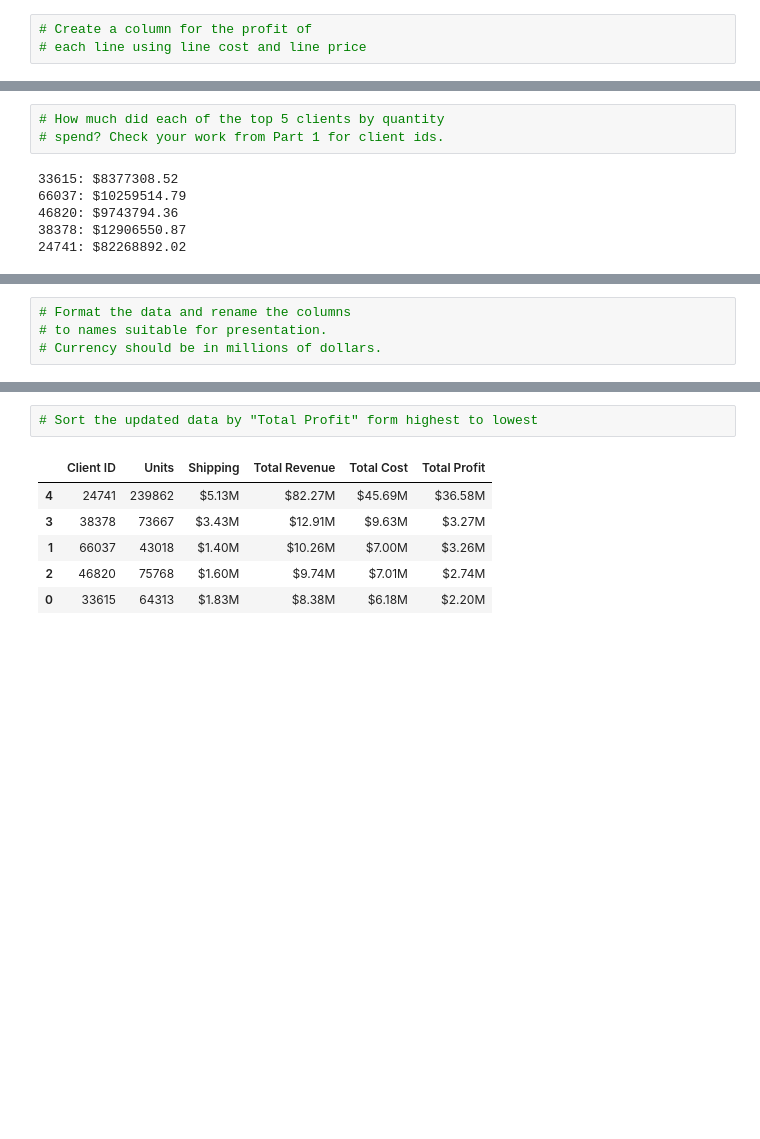
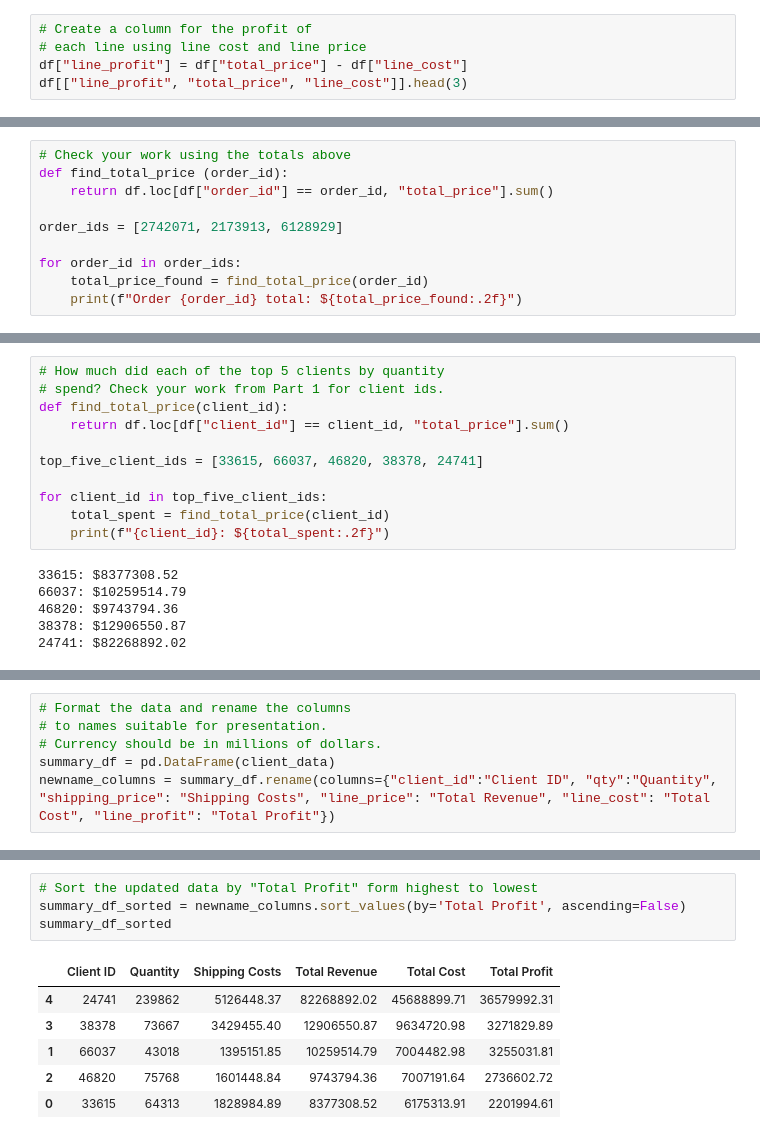
Before and after one commit to Crkanouff/pandas-challenge-1, a Jupyter notebook: module_4_challenge.ipynb, the cells around one changed output, grey strips where cells are left out. Drawn from its saved outputs; the diff is of its cells as text; blank space fills up the shorter version.

```diff
--- a/module_4_challenge.ipynb
+++ b/module_4_challenge.ipynb
@@ -133,4 +184,6 @@ Do we know that this client spent the more money than client 66037? If not, how
 # %%
 # Create a column for the profit of
 # each line using line cost and line price
+df["line_profit"] = df["total_price"] - df["line_cost"]
+df[["line_profit", "total_price", "line_cost"]].head(3)
 # %% [output]
@@ -156,0 +203,10 @@ Order 6128929 total: $923441.25
+# %%
+# Check your work using the totals above
+def find_total_price (order_id):
+    return df.loc[df["order_id"] == order_id, "total_price"].sum()
+
+order_ids = [2742071, 2173913, 6128929]
+
+for order_id in order_ids:
+    total_price_found = find_total_price(order_id)
+    print(f"Order {order_id} total: ${total_price_found:.2f}")
@@ -160,6 +220,14 @@ Use the new columns with confirmed values to find the following information.
 # %%
 # How much did each of the top 5 clients by quantity
 # spend? Check your work from Part 1 for client ids.
+def find_total_price(client_id):
+    return df.loc[df["client_id"] == client_id, "total_price"].sum()
+
+top_five_client_ids = [33615, 66037, 46820, 38378, 24741]
+
+for client_id in top_five_client_ids:
+    total_spent = find_total_price(client_id)
+    print(f"{client_id}: ${total_spent:.2f}")
 # %% [output]
 33615: $8377308.52
 66037: $10259514.79
@@ -182,3 +301,5 @@ Use the new columns with confirmed values to find the following information.
 # Format the data and rename the columns
 # to names suitable for presentation.
 # Currency should be in millions of dollars.
+summary_df = pd.DataFrame(client_data)
+newname_columns = summary_df.rename(columns={"client_id":"Client ID", "qty":"Quantity", "shipping_price": "Shipping Costs", "line_price": "Total Revenue", "line_cost": "Total Cost", "line_profit": "Total Profit"})
@@ -185,9 +325,11 @@ Use the new columns with confirmed values to find the following information.
 # %%
 # Sort the updated data by "Total Profit" form highest to lowest
+summary_df_sorted = newname_columns.sort_values(by='Total Profit', ascending=False)
+summary_df_sorted
 # %% [output]
-|  | Client ID | Units | Shipping | Total Revenue | Total Cost | Total Profit |
-| 4 | 24741 | 239862 | $5.13M | $82.27M | $45.69M | $36.58M |
-| 3 | 38378 | 73667 | $3.43M | $12.91M | $9.63M | $3.27M |
-| 1 | 66037 | 43018 | $1.40M | $10.26M | $7.00M | $3.26M |
-| 2 | 46820 | 75768 | $1.60M | $9.74M | $7.01M | $2.74M |
-| 0 | 33615 | 64313 | $1.83M | $8.38M | $6.18M | $2.20M |
+|  | Client ID | Quantity | Shipping Costs | Total Revenue | Total Cost | Total Profit |
+| 4 | 24741 | 239862 | 5126448.37 | 82268892.02 | 45688899.71 | 36579992.31 |
+| 3 | 38378 | 73667 | 3429455.40 | 12906550.87 | 9634720.98 | 3271829.89 |
+| 1 | 66037 | 43018 | 1395151.85 | 10259514.79 | 7004482.98 | 3255031.81 |
+| 2 | 46820 | 75768 | 1601448.84 | 9743794.36 | 7007191.64 | 2736602.72 |
+| 0 | 33615 | 64313 | 1828984.89 | 8377308.52 | 6175313.91 | 2201994.61 |
```
Also changed, not shown: parts of 12 cells of this notebook.
